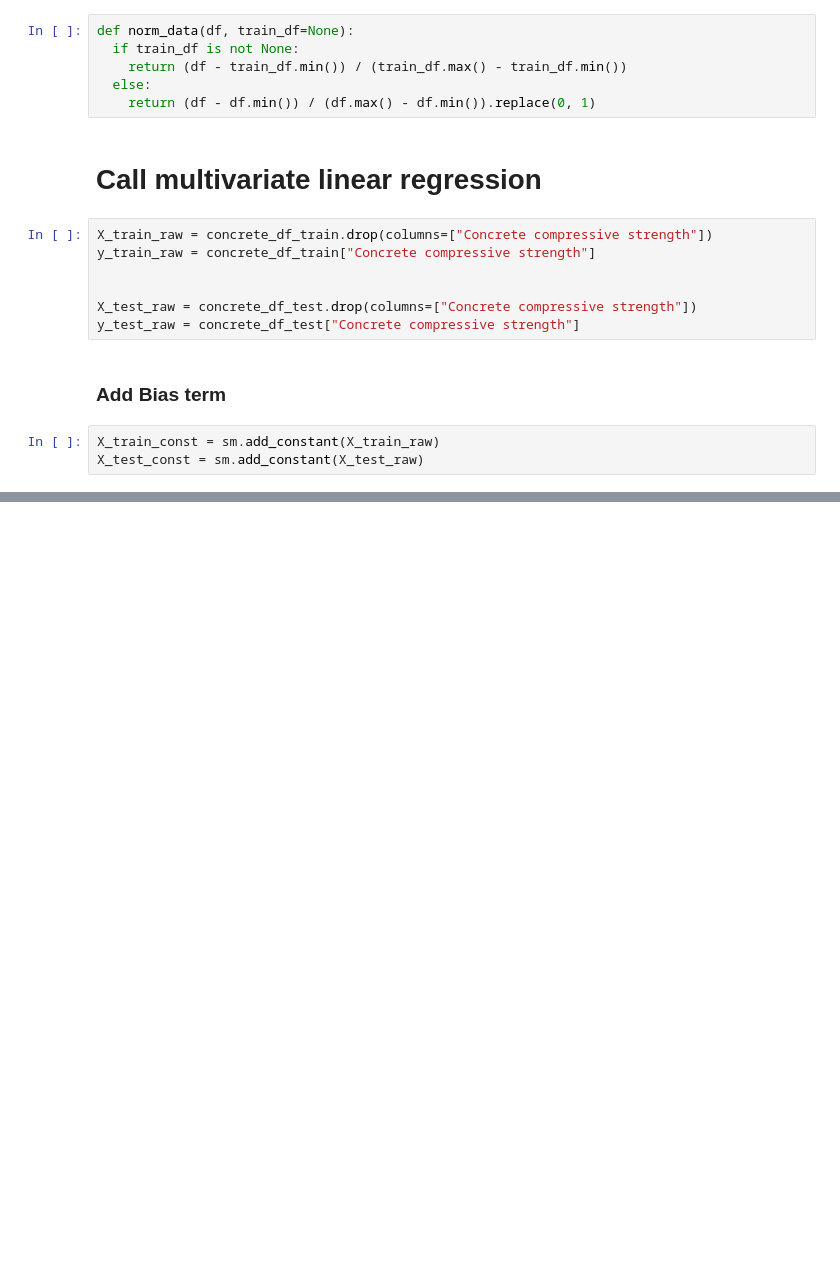
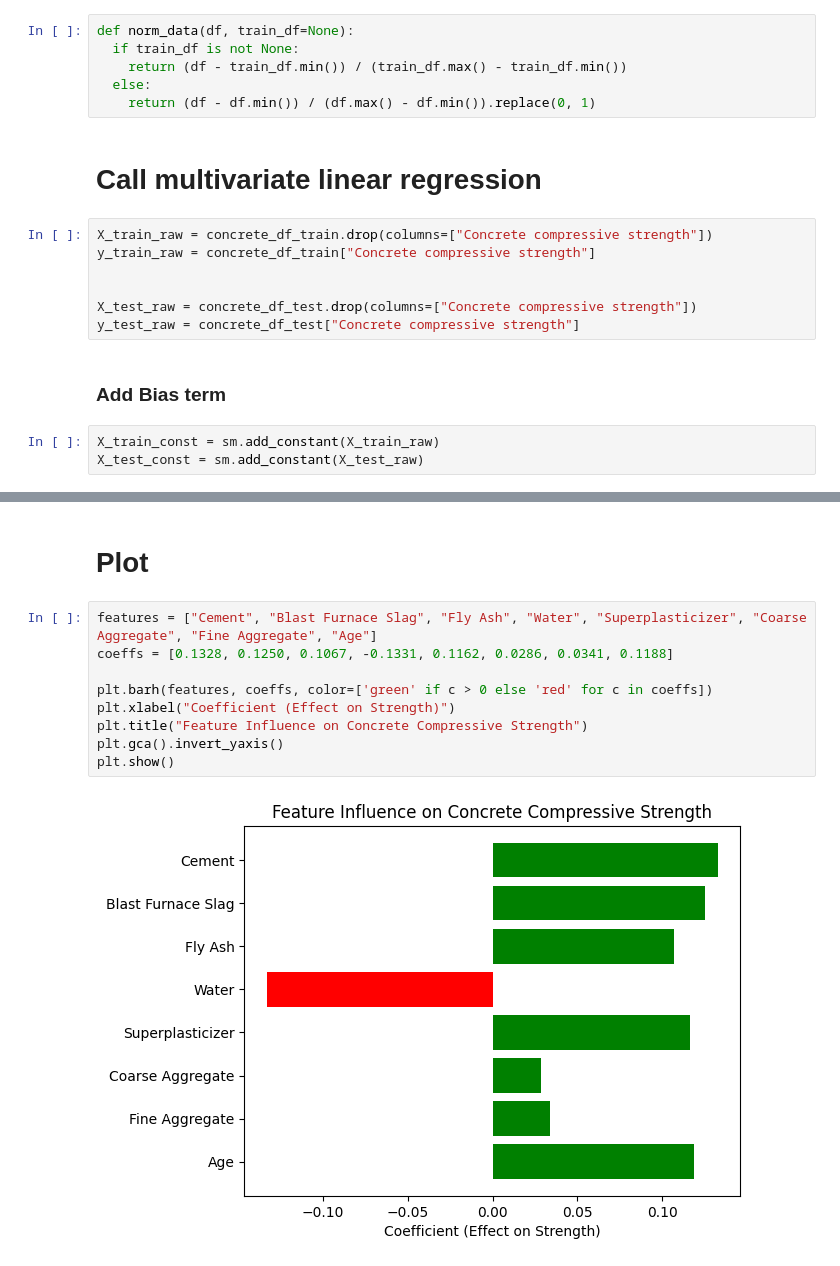
Before and after one commit to ksj1999/DataMining_Group_Project_1, a Jupyter notebook: GP1_B.ipynb, the cells around one changed output, grey strips where cells are left out. Cells and saved outputs as stored; diff of their text form; blank space fills up the shorter version.

```diff
--- a/GP1_B.ipynb
+++ b/GP1_B.ipynb
@@ -141,0 +220,13 @@ print("Test R²:", r2_score(targets_test, y_pred))
+# %% [markdown]
+# Plot
+# %%
+features = ["Cement", "Blast Furnace Slag", "Fly Ash", "Water", "Superplasticizer", "Coarse Aggregate", "Fine Aggregate", "Age"]
+coeffs = [0.1328, 0.1250, 0.1067, -0.1331, 0.1162, 0.0286, 0.0341, 0.1188]
+
+plt.barh(features, coeffs, color=['green' if c > 0 else 'red' for c in coeffs])
+plt.xlabel("Coefficient (Effect on Strength)")
+plt.title("Feature Influence on Concrete Compressive Strength")
+plt.gca().invert_yaxis()
+plt.show()
+# %% [output]
+[figure, added]
```
Also changed, not shown: parts of 25 cells of this notebook.
